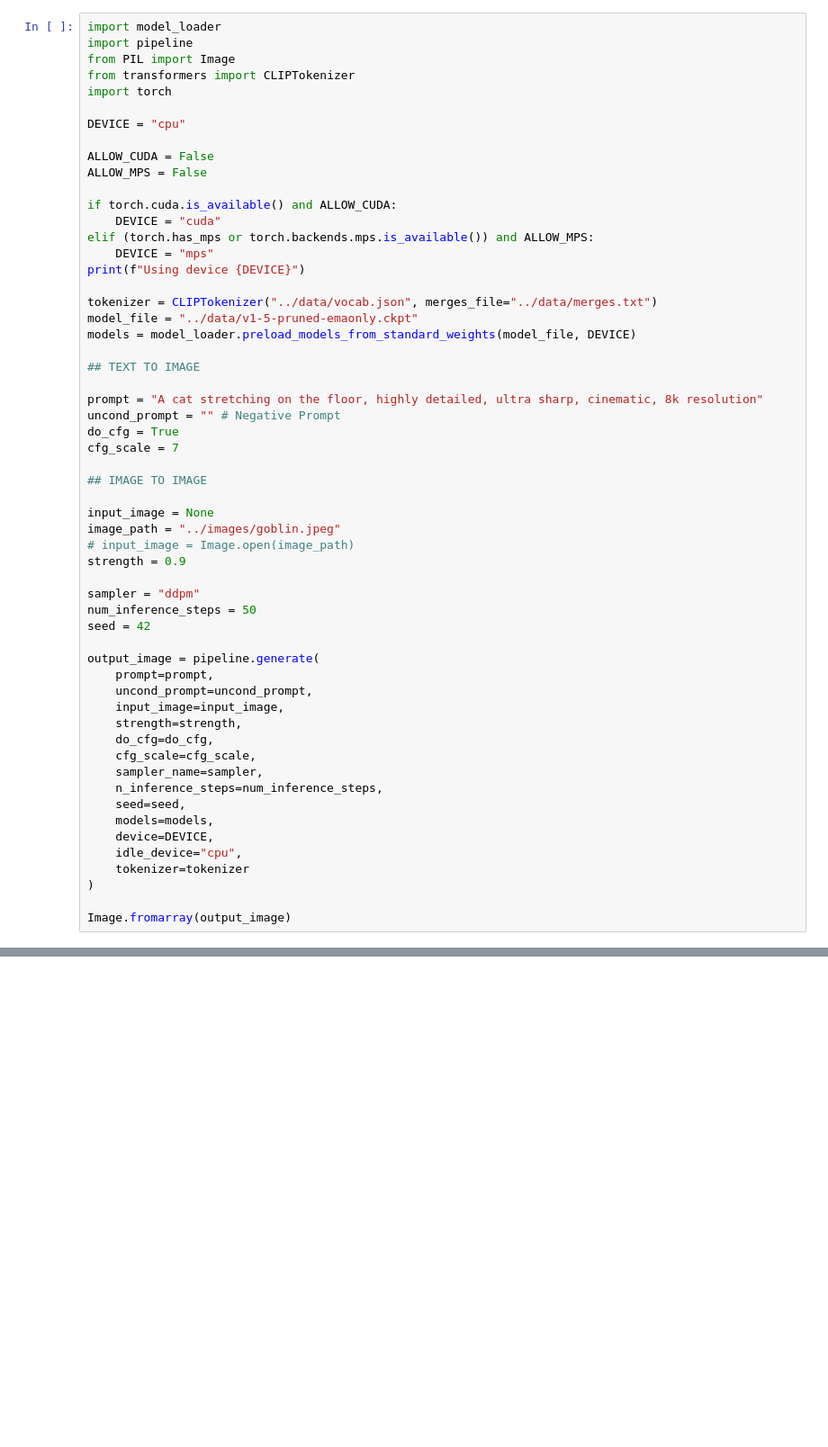
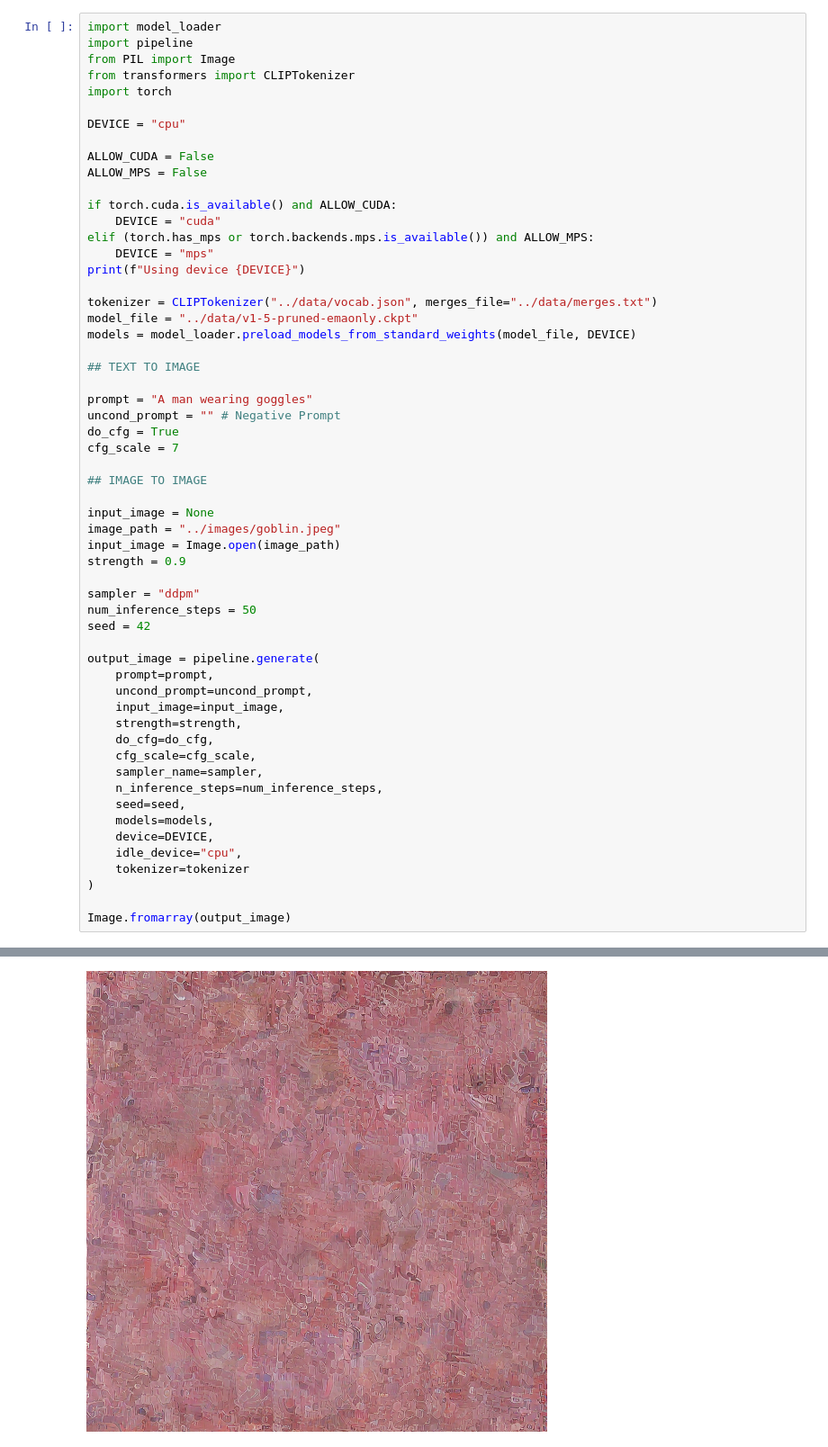
Before and after one commit to VirajBhagiya/Stable-Diffusion-from-Scratch, a Jupyter notebook: sd/generate.ipynb, the cells around one changed output, grey strips where cells are left out. Shown at 90% size. Saved outputs shown, nothing was run; the diff lists cells and outputs as text; blank space fills up the shorter version.

```diff
--- a/sd/generate.ipynb
+++ b/sd/generate.ipynb
@@ -22,7 +22,7 @@ models = model_loader.preload_models_from_standard_weights(model_file, DEVICE)
 
 ## TEXT TO IMAGE
 
-prompt = "A cat stretching on the floor, highly detailed, ultra sharp, cinematic, 8k resolution"
+prompt = "A man wearing goggles"
 uncond_prompt = "" # Negative Prompt
 do_cfg = True
 cfg_scale = 7
@@ -31,7 +31,7 @@ cfg_scale = 7
 
 input_image = None
 image_path = "../images/goblin.jpeg"
-# input_image = Image.open(image_path)
+input_image = Image.open(image_path)
 strength = 0.9
 
 sampler = "ddpm"
@@ -55,3 +55,4 @@ output_image = pipeline.generate(
 )
 
 Image.fromarray(output_image)
+# %% [output]
@@ -57,0 +60 @@ Image.fromarray(output_image)
+[figure, added]
```
Also changed, not shown: parts of 1 cell of this notebook, 6 other files.
